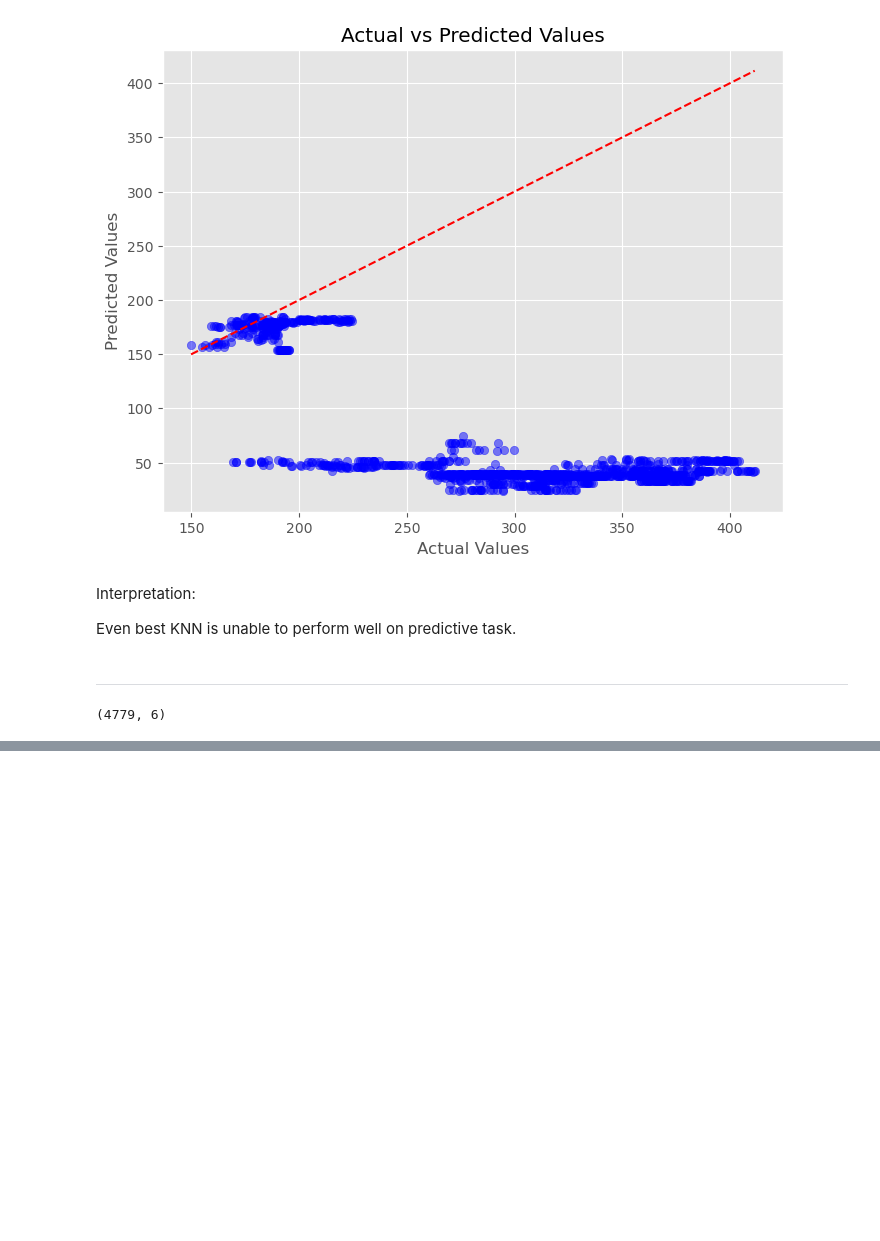
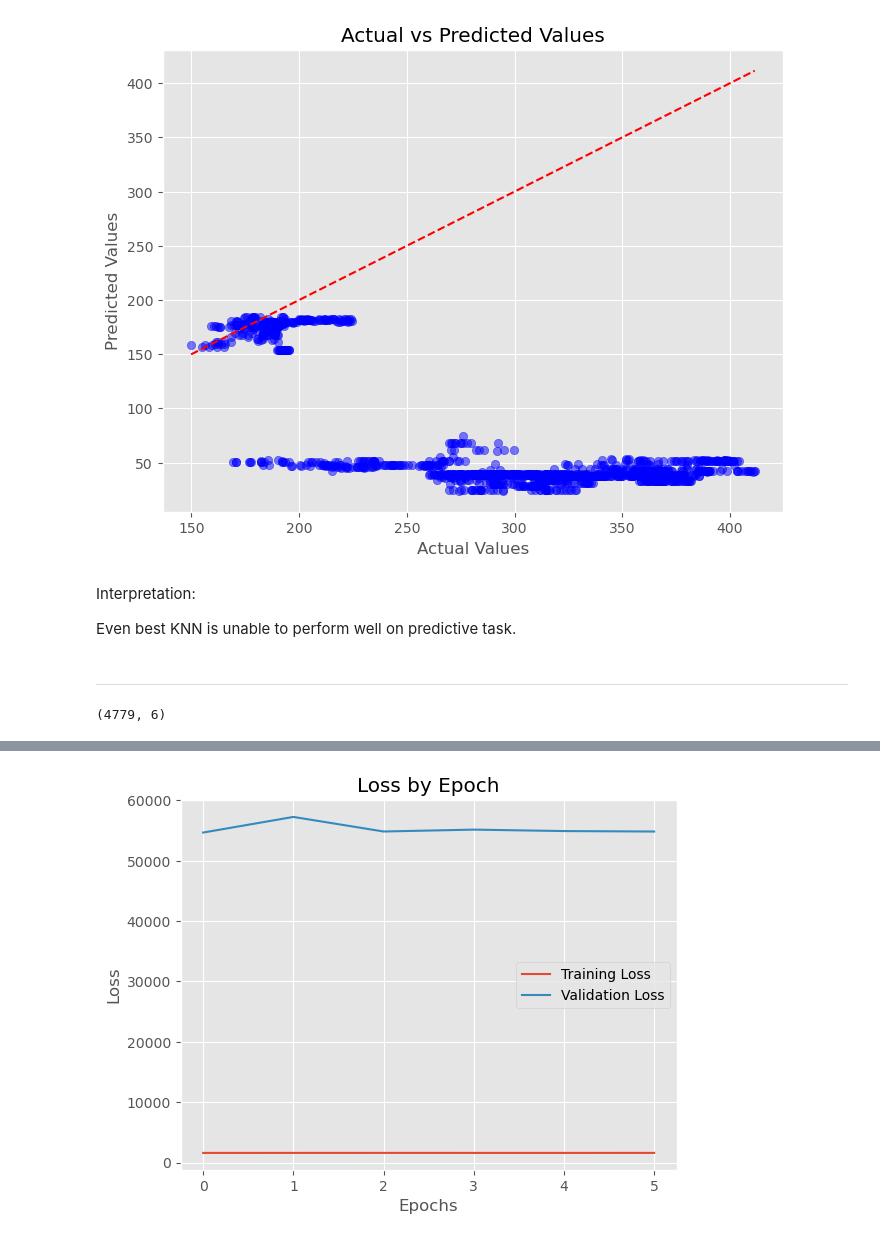
Before and after one commit to elijahlopez94/stock_market_prediction_with_rnn, a Jupyter notebook: machine_learning.ipynb, the cells around one changed output, grey strips where cells are left out. Drawn from its saved outputs; the diff is of its cells as text; code cells hidden in the pictures; blank space fills up the shorter version.

```diff
--- a/machine_learning.ipynb
+++ b/machine_learning.ipynb
@@ -325,0 +455,22 @@ Despite a steady decline in loss for the training function, the model is still f
+# %%
+best_rnn = Sequential()
+
+# Layer 1
+best_rnn.add(LSTM(units=128,
+                  input_shape=(X_train_rnn.shape[1], X_train_rnn.shape[2]),
+                  return_sequences=True))
+best_rnn.add(Dropout(0.20))
+
+# Layer 2
+best_rnn.add(LSTM(units=128,
+                  return_sequences=True))
+best_rnn.add(Dropout(0.20))
+
+# Layer 3
+best_rnn.add(LSTM(units=128,
+                  return_sequences=False))
+best_rnn.add(Dropout(0.20))
+
+# Output Layer
+best_rnn.add(Dense(1))
+best_rnn.summary()
@@ -325,0 +495,6 @@ Despite a steady decline in loss for the training function, the model is still f
+# %%
+best_rnn.compile(optimizer='adam', loss='mean_squared_error')
+best_rnn_history = best_rnn.fit(X_train_rnn, y_train_rnn,
+                      epochs=30, batch_size=32,
+                      validation_data=(X_test_rnn, y_test_rnn),
+                      callbacks=[early_stopping])
@@ -325,0 +514,4 @@ Despite a steady decline in loss for the training function, the model is still f
+# %%
+plot_loss(best_rnn_history)
+# %% [output]
+[figure, added]
```
Also changed, not shown: parts of 21 cells of this notebook.
